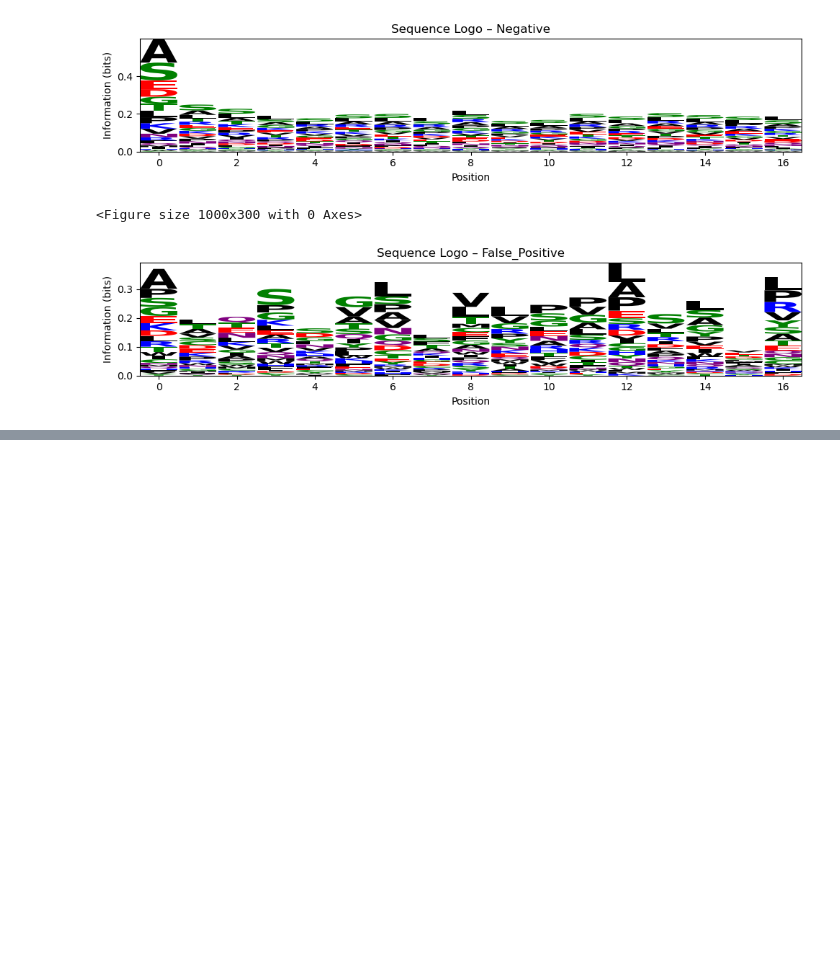
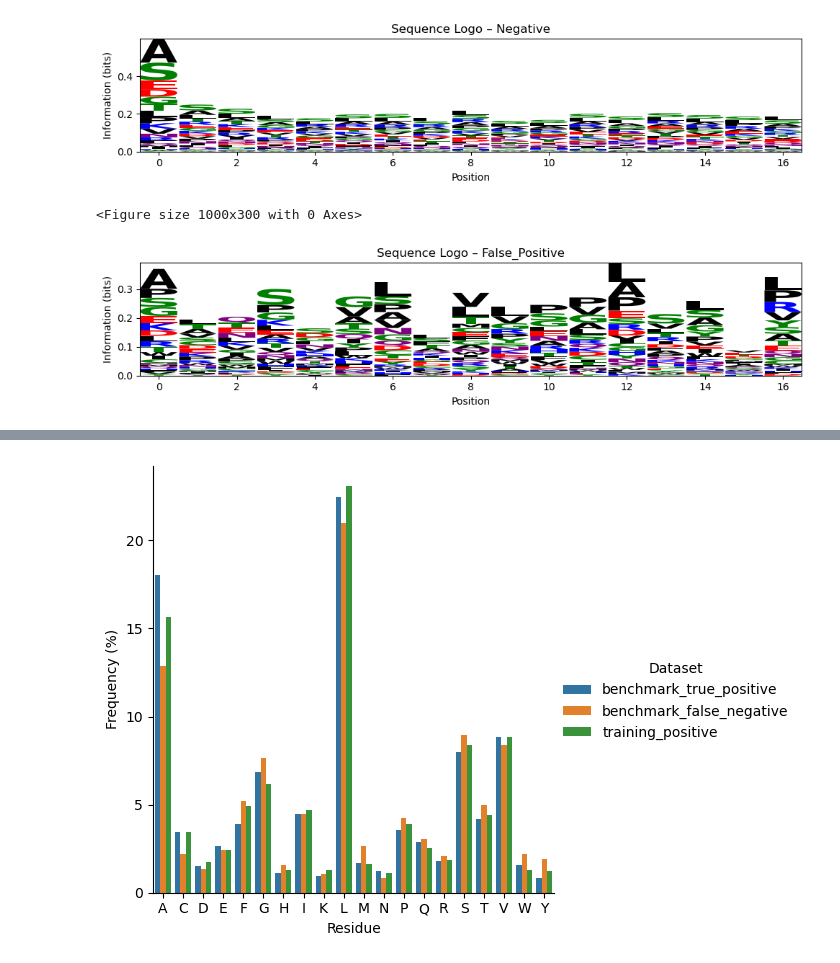
Before and after one commit to Anomalocaris98/LB2_project_group_9, a Jupyter notebook: Analysis of Results/Analysis_benchmark_results.ipynb, the cells around one changed output, grey strips where cells are left out. Drawn from its saved outputs; the diff is of its cells as text; code cells hidden in the pictures; blank space fills up the shorter version.

Commit message:
new results

```diff
--- a/Analysis of Results/Analysis_benchmark_results.ipynb
+++ b/Analysis of Results/Analysis_benchmark_results.ipynb
@@ -287,0 +318,17 @@ plt.show()
+# %%
+df_benchmark_tp=df.query('results=="TP"')
+df_benchmark_fn=df.query('results=="FN"')
+
+list_benchmark_tp=[]
+list_benchmark_fn=[]
+
+for _, row in df_benchmark_tp.iterrows():
+        sequence = row["Sequence"]
+        cleavage = int(row["SP cleavage"])
+        # estraggo la porzione di interesse
+        list_benchmark_tp.append(sequence[cleavage-13:cleavage+2])
+for _, row in df_benchmark_fn.iterrows():
+        sequence = row["Sequence"]
+        cleavage = int(row["SP cleavage"])
+        # estraggo la porzione di interesse
+        list_benchmark_fn.append(sequence[cleavage-13:cleavage+2])
@@ -287,0 +363,29 @@ plt.show()
+# %%
+diz_res_tp=residue_freq(list_benchmark_tp,AMINOACIDS)
+diz_res_fn=residue_freq(list_benchmark_fn,AMINOACIDS)
+diz_res_train=residue_freq(pos_train_seq,AMINOACIDS)
+# %%
+import seaborn as sns
+import matplotlib.pyplot as plt
+
+benchmark_tp_plot = pd.DataFrame(diz_res_tp.items(), columns=["Residue", "Frequency (%)"])
+benchmark_tp_plot['Dataset'] = 'benchmark_true_positive'
+benchmark_fn_plot = pd.DataFrame(diz_res_fn.items(), columns=["Residue", "Frequency (%)"])
+benchmark_fn_plot['Dataset'] = 'benchmark_false_negative'
+training_pos = pd.DataFrame(diz_res_train.items(), columns=["Residue", "Frequency (%)"])
+training_pos['Dataset'] = 'training_positive'
+# %%
+dataframe_comparison=pd.concat([benchmark_tp_plot,benchmark_fn_plot,training_pos], ignore_index=True)
+# %%
+"""comparison delle composizioni """
+sns.catplot(
+    data=dataframe_comparison,
+    x="Residue",
+    y="Frequency (%)",
+    hue="Dataset",
+    kind="bar"
+)
+
+plt.savefig("residue_frequency_total_comparison.png", dpi=300, bbox_inches="tight")
+# %% [output]
+[figure, added]
```
Also changed, not shown: parts of 9 cells of this notebook, 5 other files.
